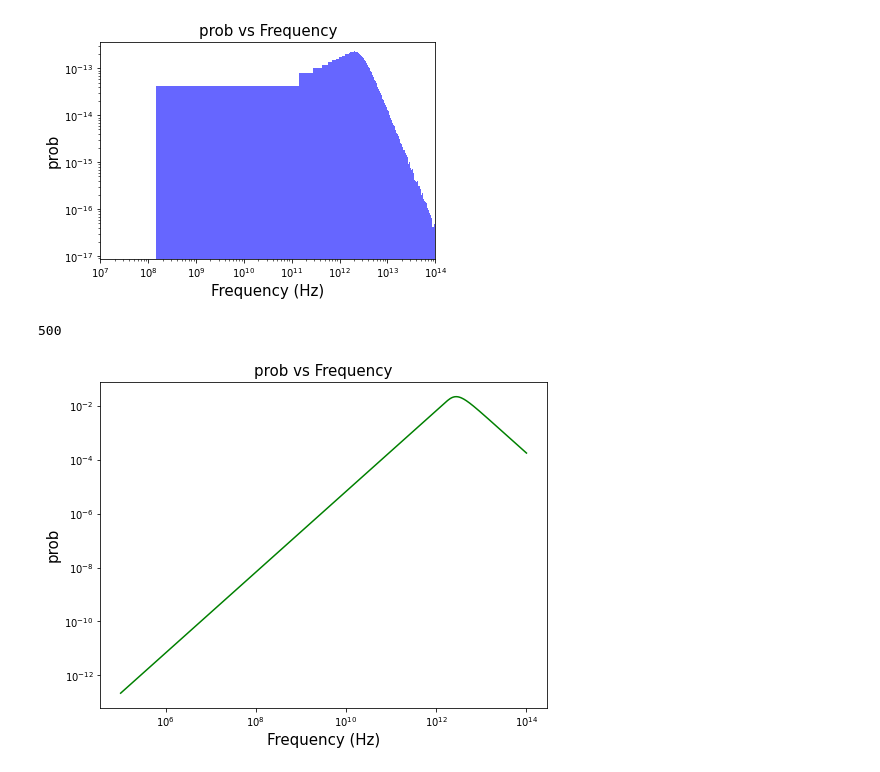
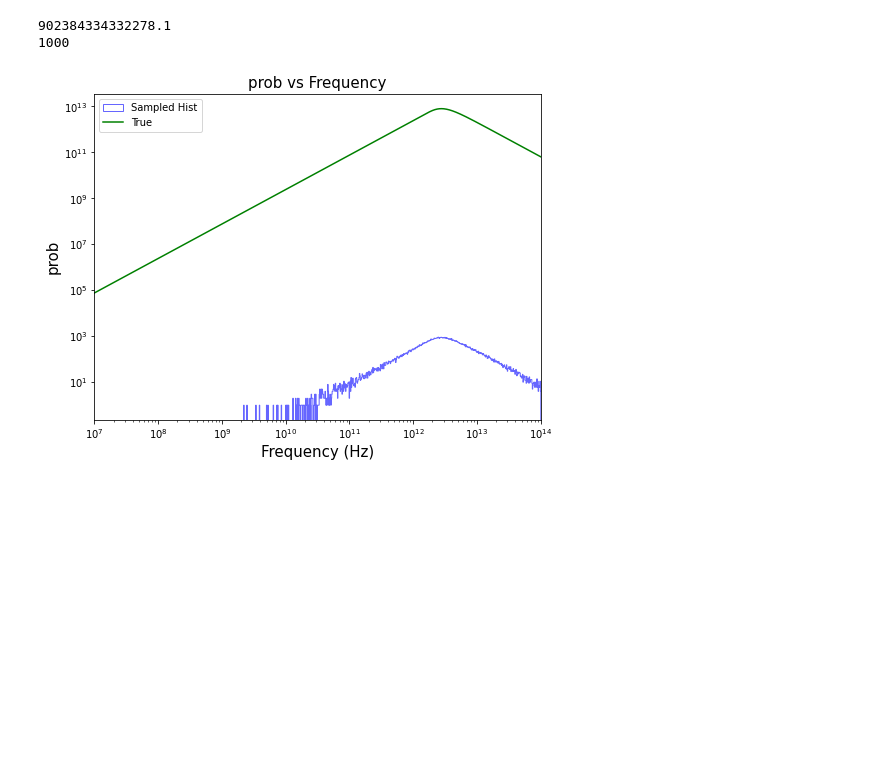
Before and after one commit to afinemax/extreme_astrophysics_2023, a Jupyter notebook: ps5/max_fine_ps5.ipynb, the cells around one changed output. Saved outputs shown, nothing was run; the diff lists cells and outputs as text; code cells hidden in the pictures; blank space fills up the shorter version.

```diff
--- a/ps5/max_fine_ps5.ipynb
+++ b/ps5/max_fine_ps5.ipynb
@@ -32,7 +32,7 @@ erg_to_jy = 1e23
 
 eta_values = np.linspace(0.1, 1.5, 5) # no units
 r = np.logspace(0, 3, 500)* rg #rg in cm
-freq_arr = np.logspace(5, 14, 500) # hz
+freq_arr = np.logspace(7, 14, 1000) # hz
 dr = np.ediff1d(r) # fancy
 
 theta = math.radians(10)  #opening angle of 10 degrees converted to radiants
@@ -408,13 +408,14 @@ def jet_spectrum_pdf(r, freq_arr, power_law_index):
     I_v = I_freq(r, freq_arr, power_law_index)
     n_photons = I_v  / (h*freq_arr)
 
-    return (I_v  / (h*freq_arr) ) / np.sum(n_photons)
+    return (I_v  / (h*freq_arr) ) #/ np.sum(n_photons)
 
 
 def sample_jet_spectrum(n, jet_pdf, freq_arr):
 
     '''modified from the demo.ipynb from week 1'''
 
+    jet_pdf = jet_pdf / np.sum(jet_pdf)
     cdf = np.cumsum(jet_pdf)
     # Generate n random numbers from a uniform distribution between 0 and 1
     u = np.random.uniform(0, 1, size=n)
@@ -425,33 +426,38 @@ def sample_jet_spectrum(n, jet_pdf, freq_arr):
 # %%
 # plot to check
 
 jet_pdf = jet_spectrum_pdf(r[0], freq_arr, power_law_index)
-samples = sample_jet_spectrum(5000*500, jet_pdf, freq_arr)
-
-plt.hist(samples, bins=int(np.sqrt(500000)), density=True, alpha=0.6, color='b', log=True)
+samples = sample_jet_spectrum(int(1e5), jet_pdf, freq_arr)
+plt.figure(figsize=(8,6))
+plt.hist(samples, bins=freq_arr, alpha=0.6, color='b', log=True, histtype='step', label='Sampled Hist')
 #plt.axvline(v_peak, c="orange", ls="--")
 plt.xlabel('Frequency (Hz)', size = 15)
 plt.ylabel('prob', size = 15)
 plt.title('prob vs Frequency', size = 15)
 #plt.yscale('log')
 plt.xscale('log')
 #plt.yscale('log')
-plt.xlim(1e7, 1e14)
-plt.show()
+
 
 jet_pdf = jet_spectrum_pdf(r[0], freq_arr, power_law_index)
 
-plt.figure(figsize=(8,6))
-plt.plot(freq_arr, jet_pdf, color='green',)
+print(np.sum(jet_pdf))
+
+
+plt.plot(freq_arr, jet_pdf, color='green', label='True')
 plt.xlabel('Frequency (Hz)', size = 15)
 plt.ylabel('prob', size = 15)
 plt.title('prob vs Frequency', size = 15)
 plt.xscale('log')
 plt.yscale('log')
+plt.legend()
 
+plt.xlim(1e7, 1e14)
 print(len(freq_arr))
 plt.show()
+
+# same shape but different y scaling!
 # %% [output]
+902384334332278.1
+1000
-[figure, old version]
+[figure, new version]
-500
-[figure, removed]
```
Also changed, not shown: parts of 5 cells of this notebook.
